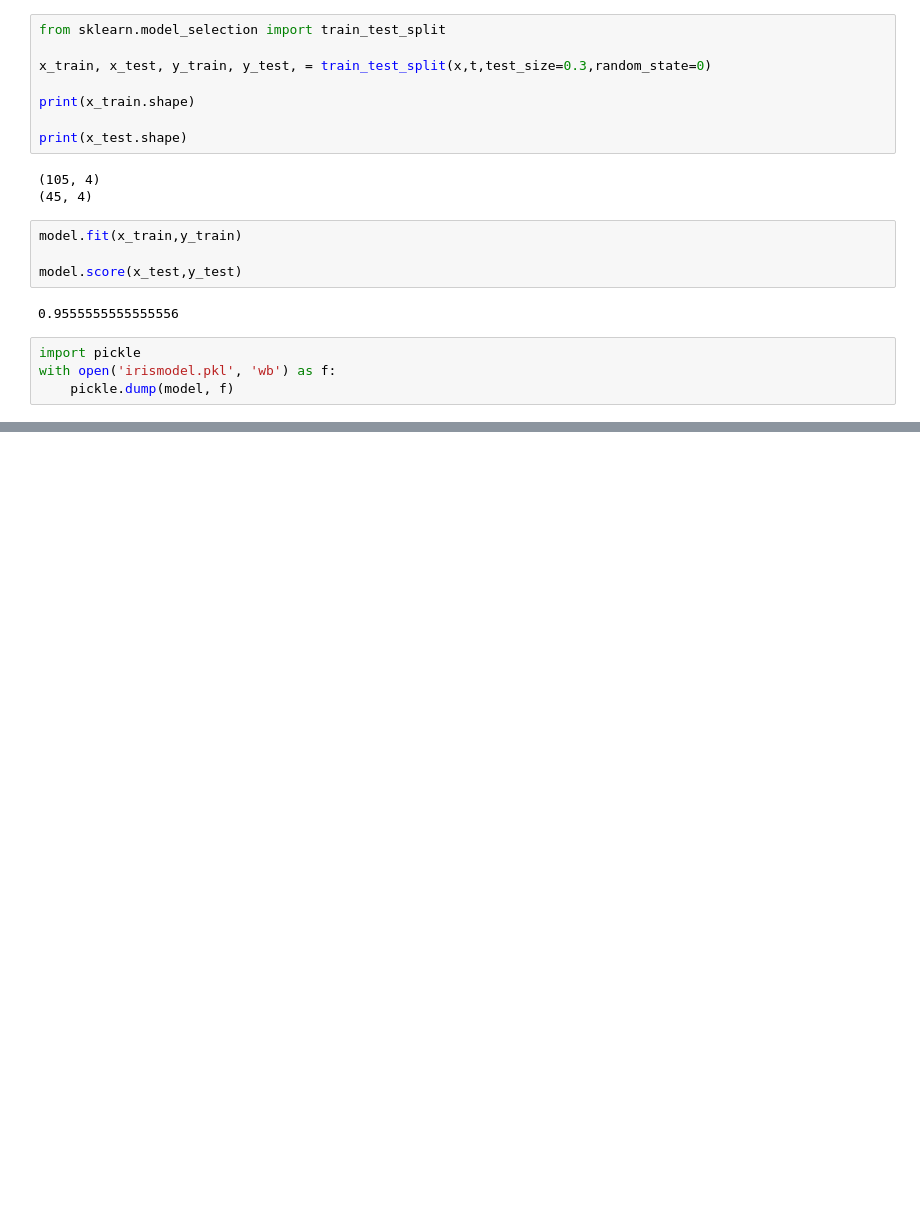
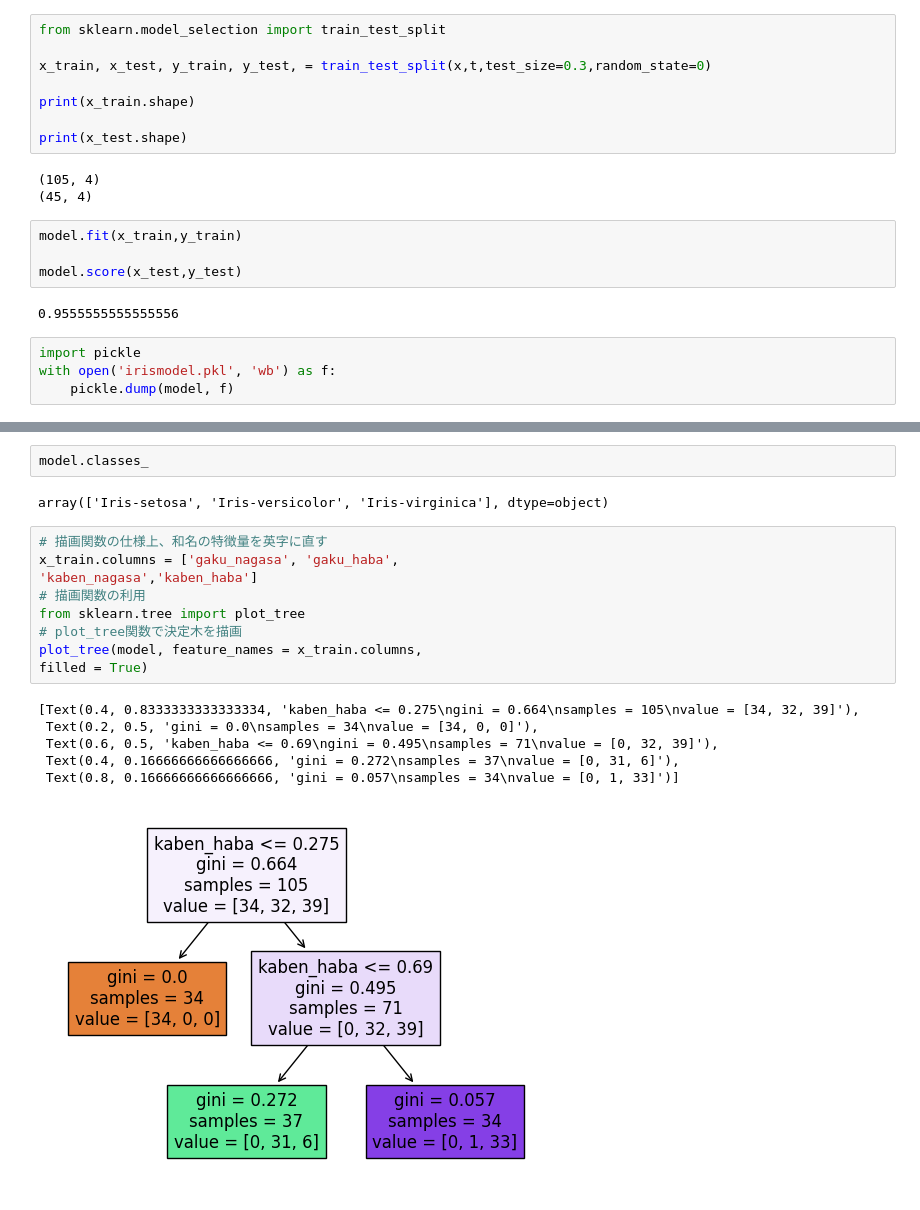
Before and after one commit to yamaguchinorimitsu/ajax_app, a Jupyter notebook: スッキリ機械第５章.ipynb, the cells around one changed output, grey strips where cells are left out. Saved outputs shown, nothing was run; the diff lists cells and outputs as text; blank space fills up the shorter version.

```diff
--- a/スッキリ機械第５章.ipynb
+++ b/スッキリ機械第５章.ipynb
@@ -181,0 +198,20 @@ with open('irismodel.pkl', 'wb') as f:
+# %%
+model.classes_
+# %% [output]
+array(['Iris-setosa', 'Iris-versicolor', 'Iris-virginica'], dtype=object)
+# %%
+# 描画関数の仕様上、和名の特徴量を英字に直す
+x_train.columns = ['gaku_nagasa', 'gaku_haba',
+'kaben_nagasa','kaben_haba']
+# 描画関数の利用
+from sklearn.tree import plot_tree
+# plot_tree関数で決定木を描画
+plot_tree(model, feature_names = x_train.columns,
+filled = True)
+# %% [output]
+[Text(0.4, 0.8333333333333334, 'kaben_haba <= 0.275\ngini = 0.664\nsamples = 105\nvalue = [34, 32, 39]'),
+ Text(0.2, 0.5, 'gini = 0.0\nsamples = 34\nvalue = [34, 0, 0]'),
+ Text(0.6, 0.5, 'kaben_haba <= 0.69\ngini = 0.495\nsamples = 71\nvalue = [0, 32, 39]'),
+ Text(0.4, 0.16666666666666666, 'gini = 0.272\nsamples = 37\nvalue = [0, 31, 6]'),
+ Text(0.8, 0.16666666666666666, 'gini = 0.057\nsamples = 34\nvalue = [0, 1, 33]')]
+[figure, added]
```
Also changed, not shown: parts of 3 cells of this notebook.
